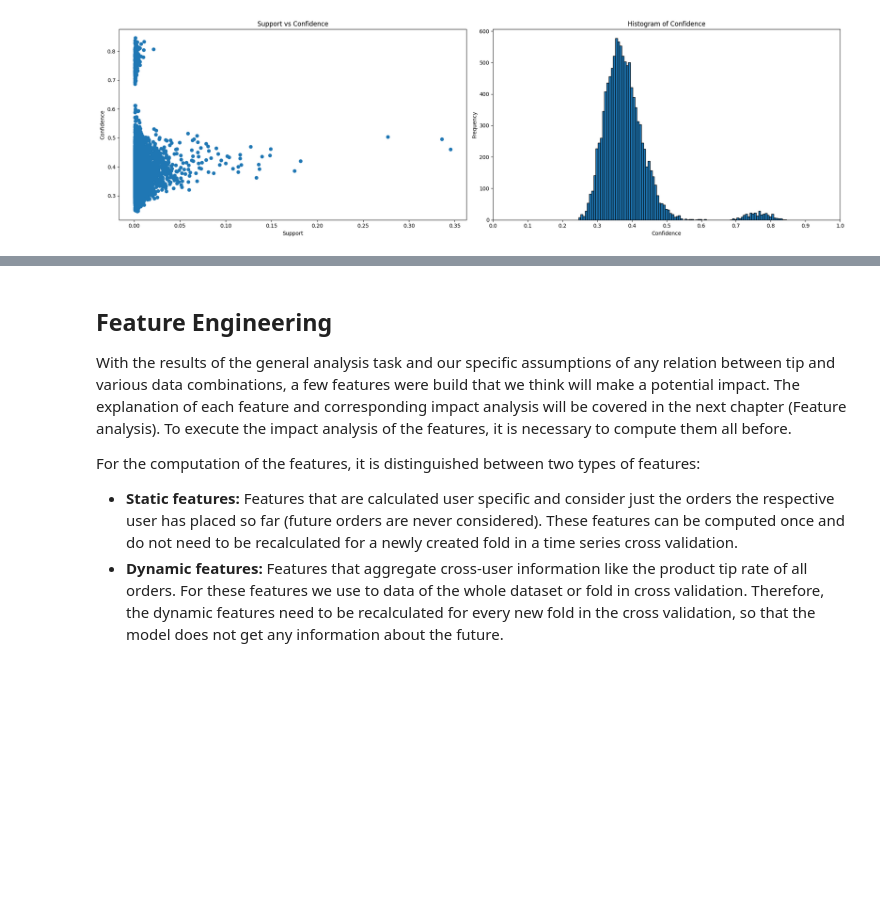
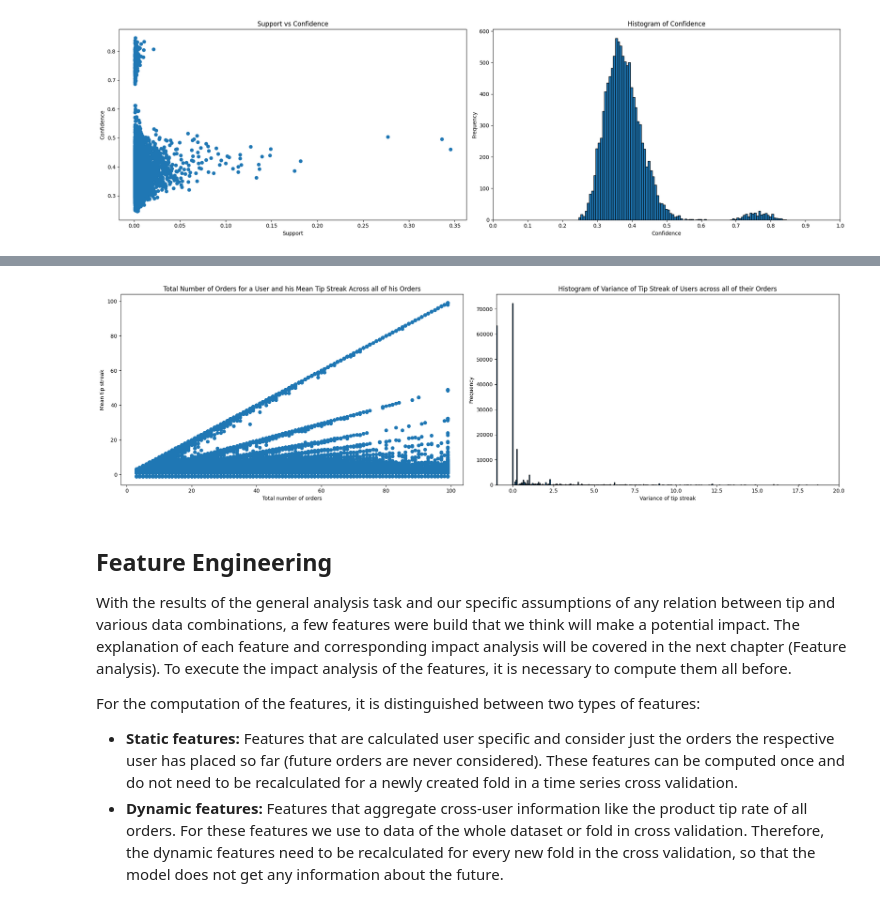
Before and after one commit to d-schneid/binary-tip-classification, a Jupyter notebook: team_07_project.ipynb, the cells around one changed output, grey strips where cells are left out. Saved outputs shown, nothing was run; the diff lists cells and outputs as text; code cells hidden in the pictures; blank space fills up the shorter version.

Commit message:
Add tip sequence analysis

```diff
--- a/team_07_project.ipynb
+++ b/team_07_project.ipynb
@@ -293,3 +299,8 @@ assoc_rules.execute_analysis()
+# %%
+tip_sequence = TipSequence(data_manager)
+tip_sequence.execute_analysis()
+# %% [output]
+[figure, added]
 # %% [markdown]
 ## Feature Engineering
 With the results of the general analysis task and our specific assumptions of any relation between tip and various data combinations, a few features were build that we think will make a potential impact. The explanation of each feature and corresponding impact analysis will be covered in the next chapter (Feature analysis). To execute the impact analysis of the features, it is necessary to compute them all before.
```
Also changed, not shown: parts of 2 cells of this notebook.
